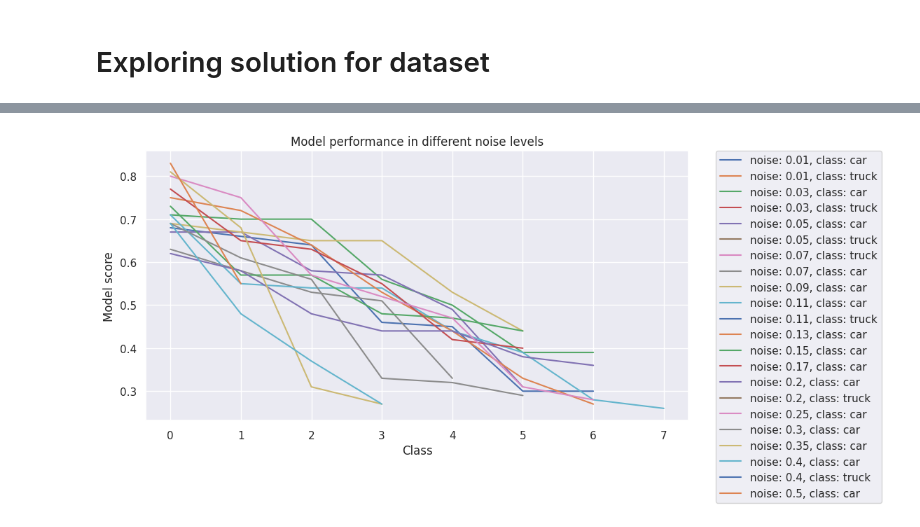
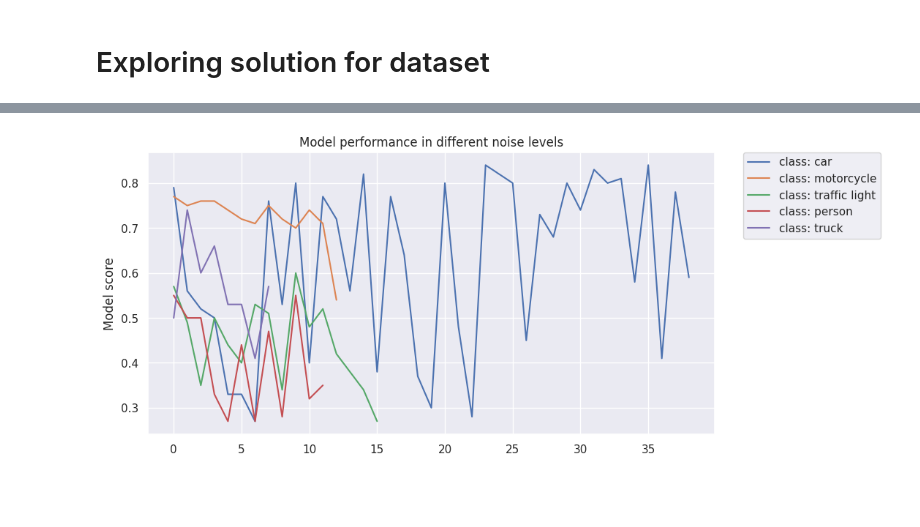
Before and after one commit to tavesjao/TCC-CDIA, a Jupyter notebook: notebooks/preprocessing1.ipynb, the cells around one changed output, grey strips where cells are left out. Saved outputs shown, nothing was run; the diff lists cells and outputs as text; code cells hidden in the pictures; blank space fills up the shorter version.

Commit message:
fix plotting function to better display changes in score and save with the file name of the image used for analysis

```diff
--- a/notebooks/preprocessing1.ipynb
+++ b/notebooks/preprocessing1.ipynb
@@ -87,7 +87,7 @@ sys.path.append('/home/joaotaves/repos/TCC-CDIA')
 # %%
 from src.pipeline import PredPipe
 # %%
-image = "../data/frames/images/SP1_mp4-30_jpg.rf.6c3c8e0babca7637a933f96edfeabd00.jpg"
+image = "../data/frames/images/SP1_mp4-26_jpg.rf.12ad30efb5d417327304d391e7f5aa59.jpg"
 # %%
 noise = [0.01, 0.03, 0.05, 0.07, 0.09, 0.11, 0.13, 0.15, 0.17, 0.2, 0.25, 0.3, 0.35, 0.4, 0.5]
 # %%
@@ -133,20 +137,26 @@ image 1/1 /home/joaotaves/repos/TCC-CDIA/notebooks/../data/processed/noisy/SP1_m
+# %%
+name = pred.name
 # %%
 #plot model results
 import matplotlib.pyplot as plt
 import seaborn as sns
-sns.set_theme(style="darkgrid")
-plt.figure(figsize=(10, 5))
-for element in model_results:
-    for class_name, class_scores in element["model_scores"].items():
-        plt.plot(class_scores, label=f"noise: {element['noise']}, class: {class_name}")
-#make legend smaller
-plt.legend(bbox_to_anchor=(1.05, 1), loc='upper left', borderaxespad=0.)
-plt.title("Model performance in different noise levels")
-plt.xlabel("Class")
-plt.ylabel("Model score")
-#save plot
-plt.savefig("../reports/model_performance_noise.png", bbox_inches='tight')
+
+def plot_model_results(model_results, name):
+    sns.set_theme(style="darkgrid")
+    plt.figure(figsize=(10, 5))
+    class_scores_dict = {}
+    for element in model_results:
+        for class_name, class_scores in element["model_scores"].items():
+            if class_name not in class_scores_dict:
+                class_scores_dict[class_name] = []
+            class_scores_dict[class_name].extend(class_scores)
+    for class_name, class_scores in class_scores_dict.items():
+        plt.plot(class_scores, label=f"class: {class_name}")
+    #make legend smaller
+    plt.legend(bbox_to_anchor=(1.05, 1), loc='upper left', borderaxespad=0.)
+    plt.title("Model performance in different noise levels")
+    plt.ylabel("Model score")
+    #save plot
+    plt.savefig(f"../reports/model_performance_noise_{name}.png", bbox_inches='tight')
-# %% [output]
-[figure, removed]
 # %%
 import pandas as pd
@@ -154,0 +166,4 @@ df.to_csv("../reports/model_results.csv", index=False)
+# %%
+plot_model_results(model_results, name)
+# %% [output]
+[figure, added]
```
Also changed, not shown: parts of 3 cells of this notebook, 5 other files.
